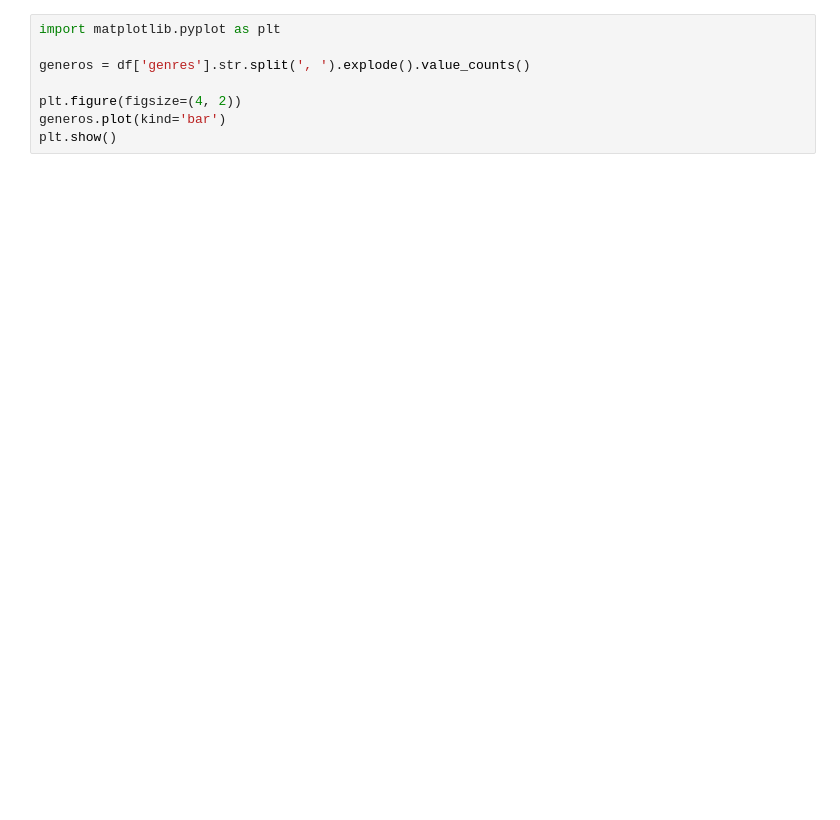
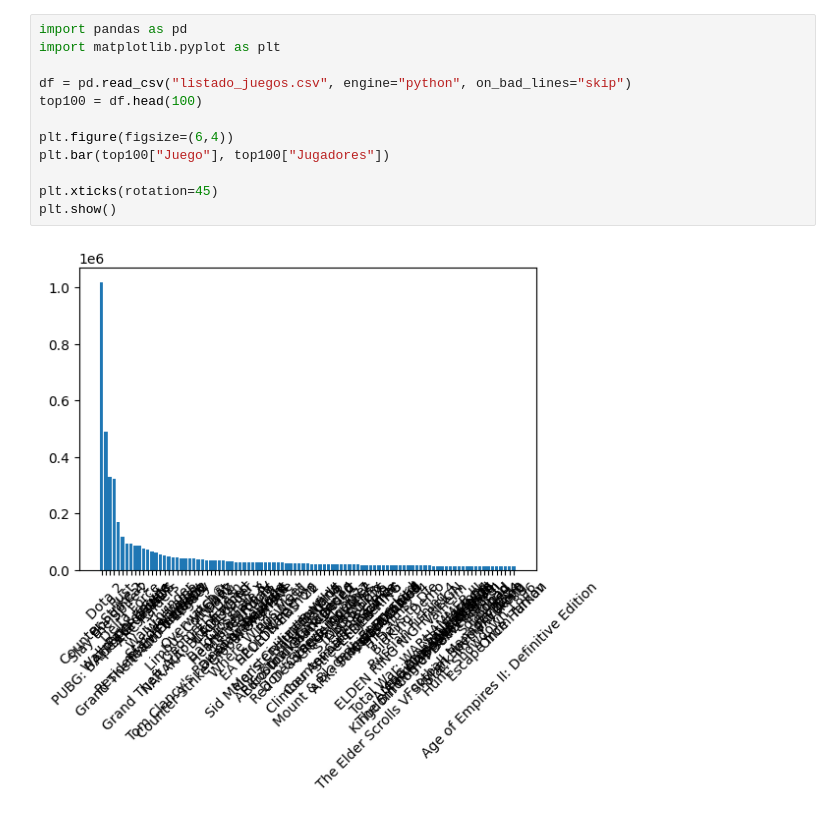
Before and after one commit to PabloOR58/spvj, a Jupyter notebook: graficas.ipynb, the cells around one changed output. Drawn from its saved outputs; the diff is of its cells as text; blank space fills up the shorter version.

```diff
--- a/graficas.ipynb
+++ b/graficas.ipynb
@@ -23,8 +37,14 @@ Successfully installed contourpy-1.3.3 cycler-0.12.1 fonttools-4.61.1 kiwisolver
-# %%
-import matplotlib.pyplot as plt
-
-generos = df['genres'].str.split(', ').explode().value_counts()
-
-plt.figure(figsize=(4, 2))
-generos.plot(kind='bar')
-plt.show()
+# %%
+import pandas as pd
+import matplotlib.pyplot as plt
+
+df = pd.read_csv("listado_juegos.csv", engine="python", on_bad_lines="skip")
+top100 = df.head(100)
+
+plt.figure(figsize=(6,4))
+plt.bar(top100["Juego"], top100["Jugadores"])
+
+plt.xticks(rotation=45)
+plt.show()
+# %% [output]
+[figure, added]
```
Also changed, not shown: parts of 1 cell of this notebook.
